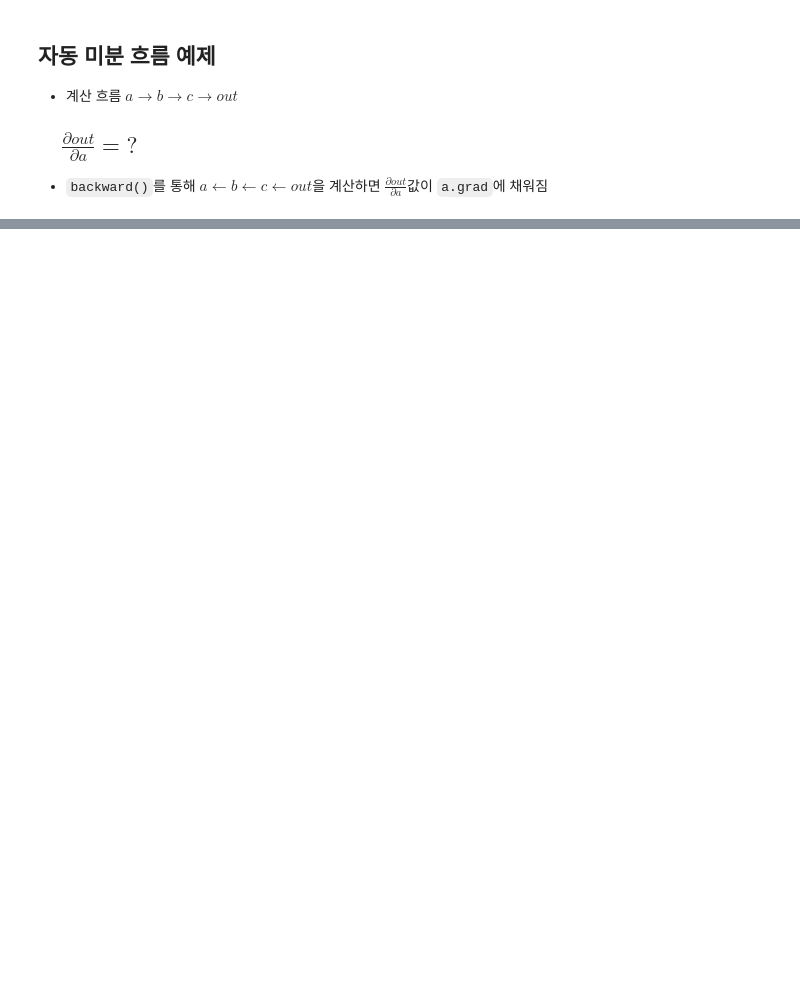
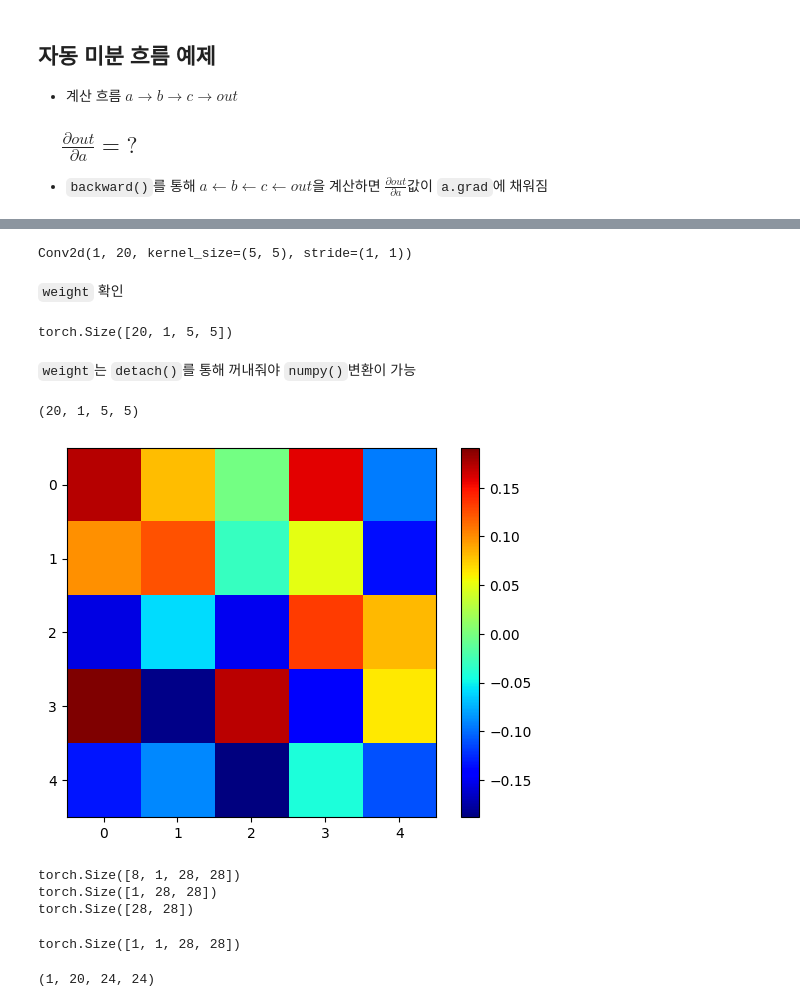
Before and after one commit to MinDongRyul/torch, a Jupyter notebook: torch tutorial.ipynb, the cells around one changed output, grey strips where cells are left out. Saved outputs shown, nothing was run; the diff lists cells and outputs as text; code cells hidden in the pictures; blank space fills up the shorter version.

```diff
--- a/torch tutorial.ipynb
+++ b/torch tutorial.ipynb
@@ -747,0 +1090,48 @@ grad_fn : 미분값을 계산한 함수에 대한 정보 저장 (어떤 함수
+# %%
+layer = nn.Conv2d(1, 20, 5 ,1).to(torch.device('cpu'))
+layer
+# %% [output]
+Conv2d(1, 20, kernel_size=(5, 5), stride=(1, 1))
+# %% [markdown]
+`weight` 확인
+# %%
+weight = layer.weight
+weight.shape
+# %% [output]
+torch.Size([20, 1, 5, 5])
+# %% [markdown]
+`weight`는 `detach()`를 통해 꺼내줘야 `numpy()`변환이 가능
+# %%
+weight = weight.detach()
+# %%
+weight = weight.numpy()
+weight.shape
+# %% [output]
+(20, 1, 5, 5)
+# %%
+plt.imshow(weight[0, 0, :, :], 'jet')
+plt.colorbar()
+plt.show();
+# %% [output]
+[figure, added]
+# %%
+print(images.shape) # batch_size : 8
+print(images[0].size())
+
+input_image = torch.squeeze(images[0])
+print(input_image.size())
+# %% [output]
+torch.Size([8, 1, 28, 28])
+torch.Size([1, 28, 28])
+torch.Size([28, 28])
+# %%
+input_data = torch.unsqueeze(images[0], dim=0)
+print(input_data.size()) # 흑백 사진 한장
+
+output_data = layer(input_data)
+output = output_data.data # data만 뽑기
+output_arr = output.numpy()
+output_arr.shape
+# %% [output]
+torch.Size([1, 1, 28, 28])
+(1, 20, 24, 24)
```
Also changed, not shown: parts of 133 cells of this notebook.
